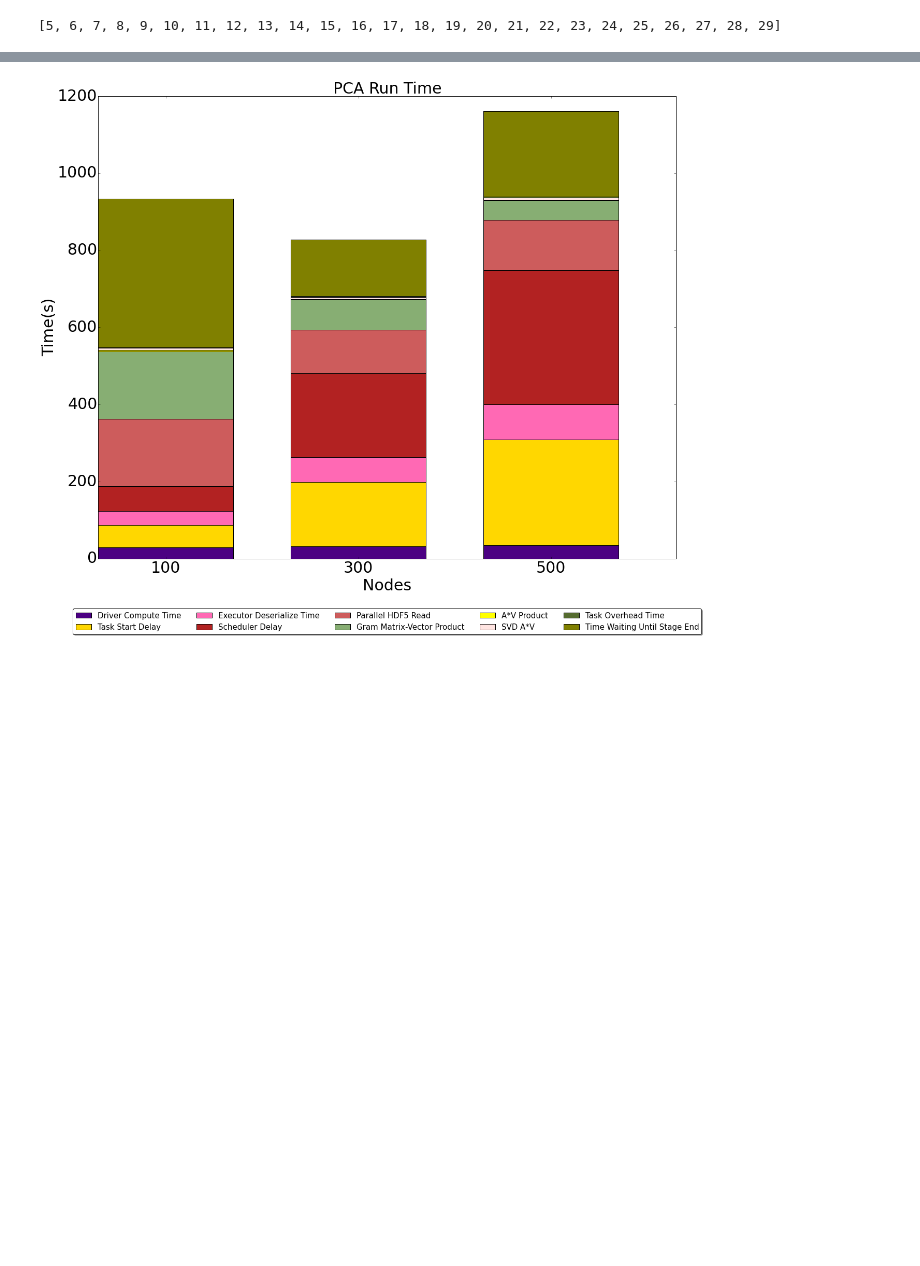
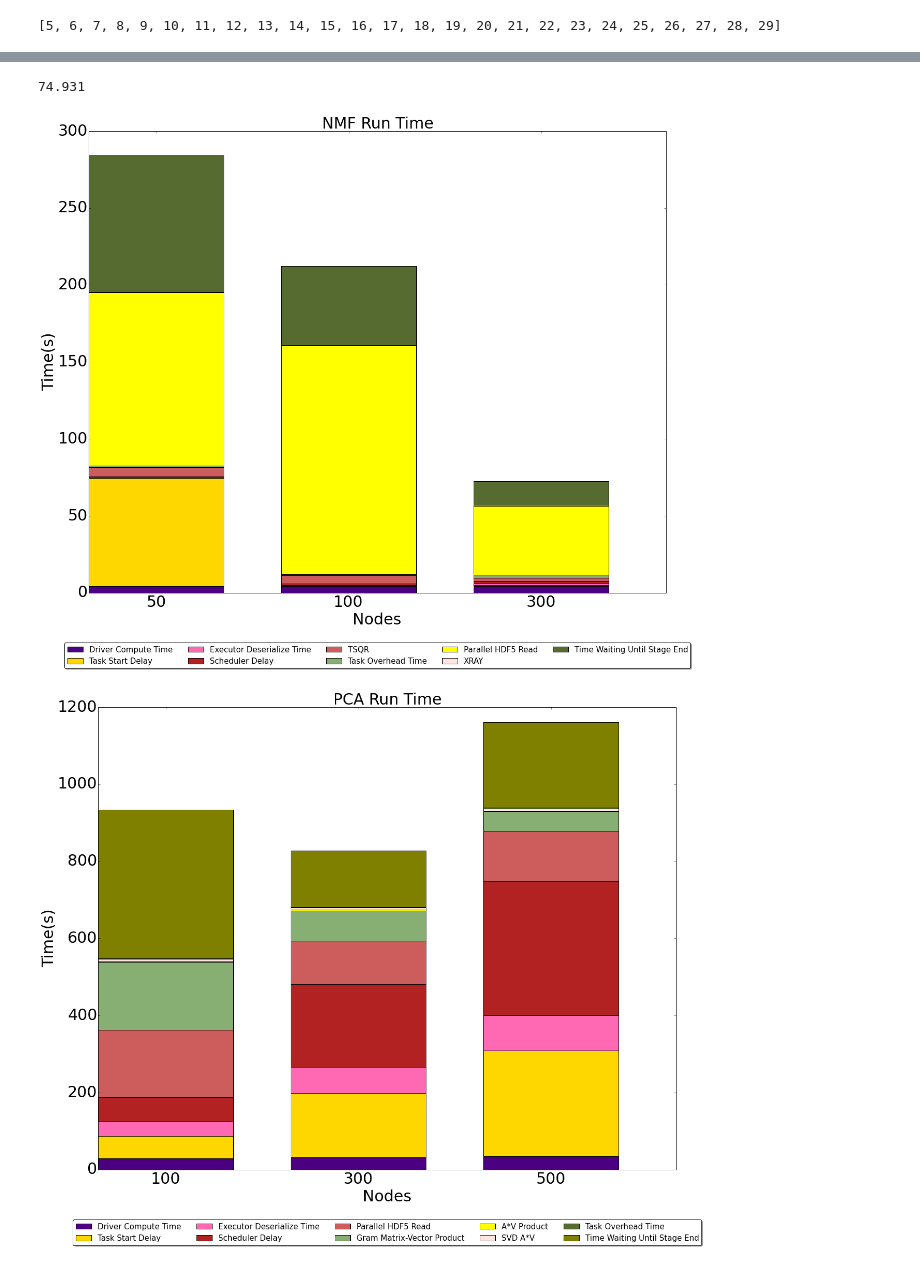
Before and after one commit to eracah/spark-profile-n-plot, a Jupyter notebook: parse-eventlog.ipynb, the cells around one changed output, grey strips where cells are left out. Drawn from its saved outputs; the diff is of its cells as text; code cells hidden in the pictures; blank space fills up the shorter version.

```diff
--- a/parse-eventlog.ipynb
+++ b/parse-eventlog.ipynb
@@ -183,0 +196,4 @@ class Plotter(object):
+# %%
+nmf_driver_comp_labels = {"XRAY": -1}
+# %%
+accumulables = {'accum_name':"Time taken for Local QR", 'key_name':'TSQR'}
@@ -183,0 +202,12 @@ class Plotter(object):
+# %%
+keyed_nmf_pds = {k:ParseLogs(sc,nmf_dict[k] , 'nmf', nmf_s2p_name_dict, nmf_kill_stages, accumulables, nmf_driver_comp_labels) for k in [50,100,300]}
+# %%
+pt_n = Plotter(keyed_nmf_pds)
+# %%
+keyed_nmf_pds[300].run_time
+# %% [output]
+74.931
+# %%
+pt_n.plot_runtime_distribution()
+# %% [output]
+[figure, added]
```
Also changed, not shown: parts of 13 cells of this notebook, 2 other files.
